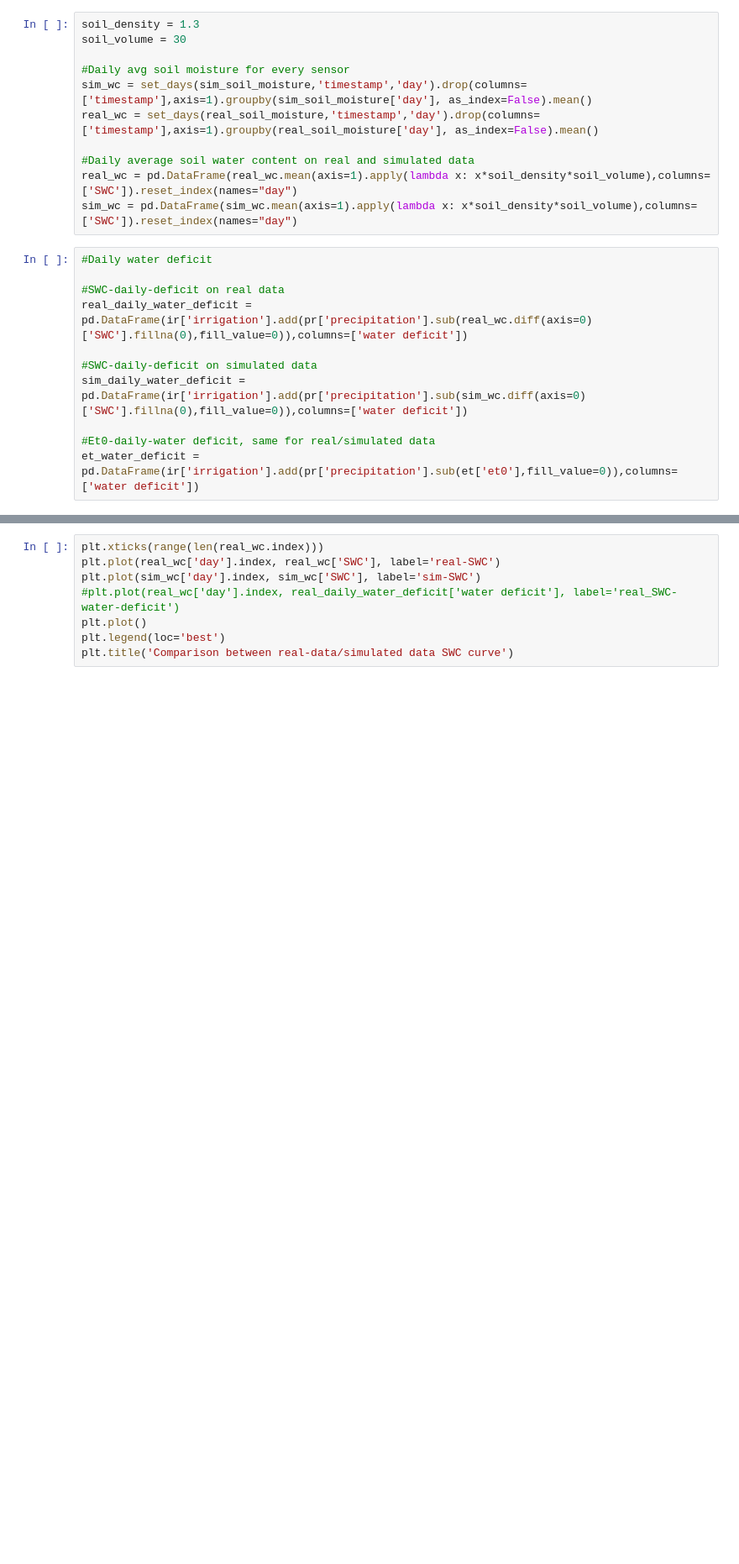
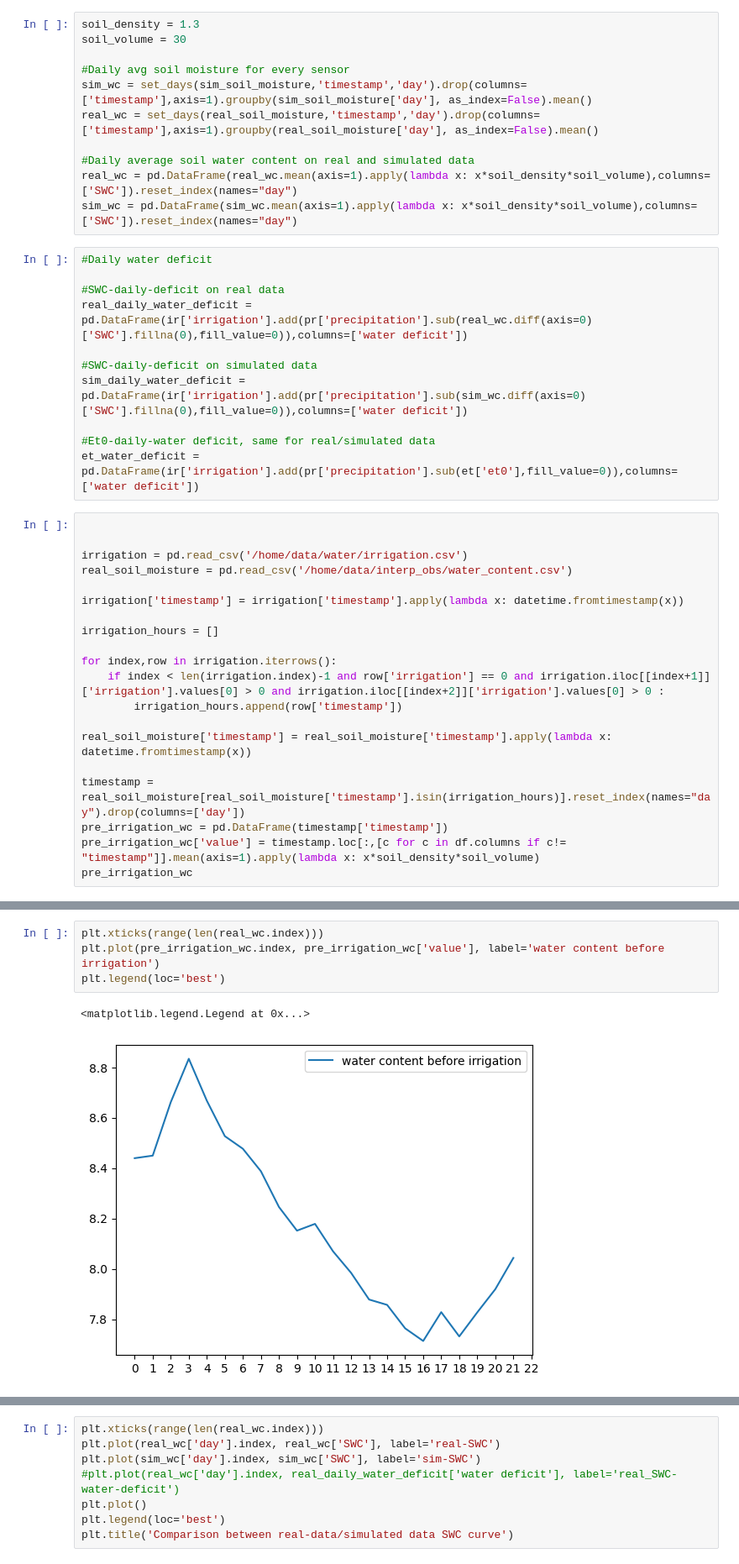
Before and after one commit to josephgiovanelli/et0_calculation, a Jupyter notebook: notebook.ipynb, the cells around one changed output, grey strips where cells are left out. Shown at 84% size. Drawn from its saved outputs; the diff is of its cells as text; blank space fills up the shorter version.

```diff
--- a/notebook.ipynb
+++ b/notebook.ipynb
@@ -143,3 +164,23 @@ sim_daily_water_deficit = pd.DataFrame(ir['irrigation'].add(pr['precipitation'].
 
 #Et0-daily-water deficit, same for real/simulated data
 et_water_deficit = pd.DataFrame(ir['irrigation'].add(pr['precipitation'].sub(et['et0'],fill_value=0)),columns=['water deficit'])
+# %%
+
+
+irrigation = pd.read_csv('/home/data/water/irrigation.csv')
+real_soil_moisture = pd.read_csv('/home/data/interp_obs/water_content.csv')
+
+irrigation['timestamp'] = irrigation['timestamp'].apply(lambda x: datetime.fromtimestamp(x))
+
+irrigation_hours = []
+
+for index,row in irrigation.iterrows():
+    if index < len(irrigation.index)-1 and row['irrigation'] == 0 and irrigation.iloc[[index+1]]['irrigation'].values[0] > 0 and irrigation.iloc[[index+2]]['irrigation'].values[0] > 0 :
+        irrigation_hours.append(row['timestamp'])
+
+real_soil_moisture['timestamp'] = real_soil_moisture['timestamp'].apply(lambda x: datetime.fromtimestamp(x))
+
+timestamp =  real_soil_moisture[real_soil_moisture['timestamp'].isin(irrigation_hours)].reset_index(names="day").drop(columns=['day'])
+pre_irrigation_wc = pd.DataFrame(timestamp['timestamp'])
+pre_irrigation_wc['value'] = timestamp.loc[:,[c for c in df.columns if c!= "timestamp"]].mean(axis=1).apply(lambda x: x*soil_density*soil_volume)
+pre_irrigation_wc
@@ -146,3 +205,10 @@ et_water_deficit = pd.DataFrame(ir['irrigation'].add(pr['precipitation'].sub(et[
+# %%
+plt.xticks(range(len(real_wc.index)))
+plt.plot(pre_irrigation_wc.index, pre_irrigation_wc['value'], label='water content before irrigation')
+plt.legend(loc='best')
+# %% [output]
+<matplotlib.legend.Legend at 0x...>
+[figure, added]
 # %%
 # Plotting results
 
```
Also changed, not shown: parts of 5 cells of this notebook.
